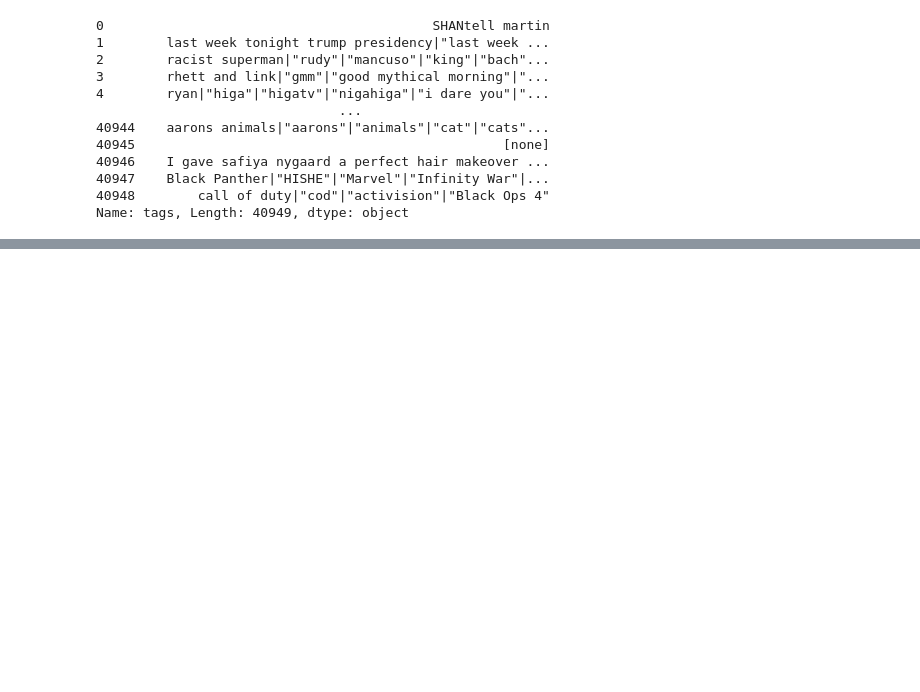
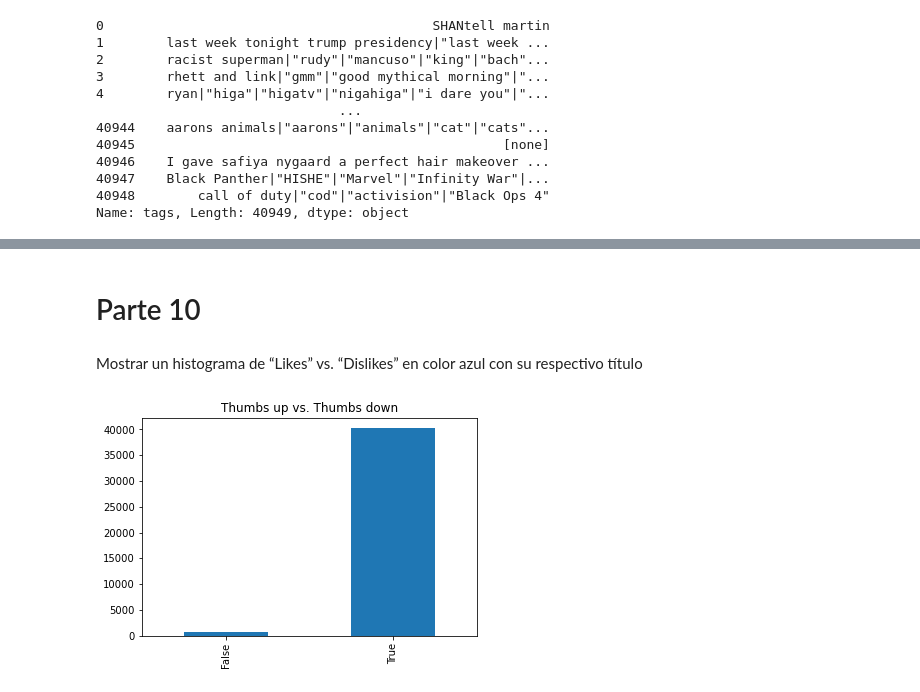
Before and after one commit to missnatitties/Actividades-PDL, a Jupyter notebook: Actividad - Visualización Case Study.ipynb, the cells around one changed output, grey strips where cells are left out. Cells and saved outputs as stored; diff of their text form; code cells hidden in the pictures; blank space fills up the shorter version.

```diff
--- a/Actividad - Visualización Case Study.ipynb
+++ b/Actividad - Visualización Case Study.ipynb
@@ -131,0 +291,8 @@ df.head()
+# %% [markdown]
+# Parte 10
+# %% [markdown]
+Mostrar un histograma de “Likes” vs. “Dislikes” en color azul con su respectivo título
+# %%
+df.groupby(['preference']).count()[['title']].plot.bar(title = 'Thumbs up vs. Thumbs down', legend = False, xlabel = '');
+# %% [output]
+[figure, added]
```
Also changed, not shown: parts of 29 cells of this notebook, 1 other file.
